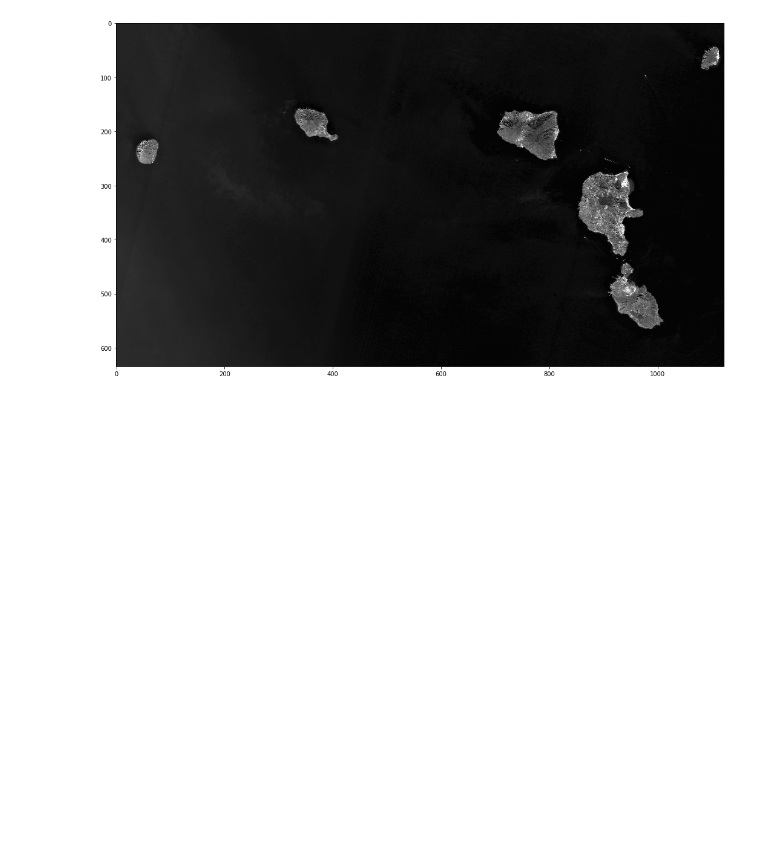
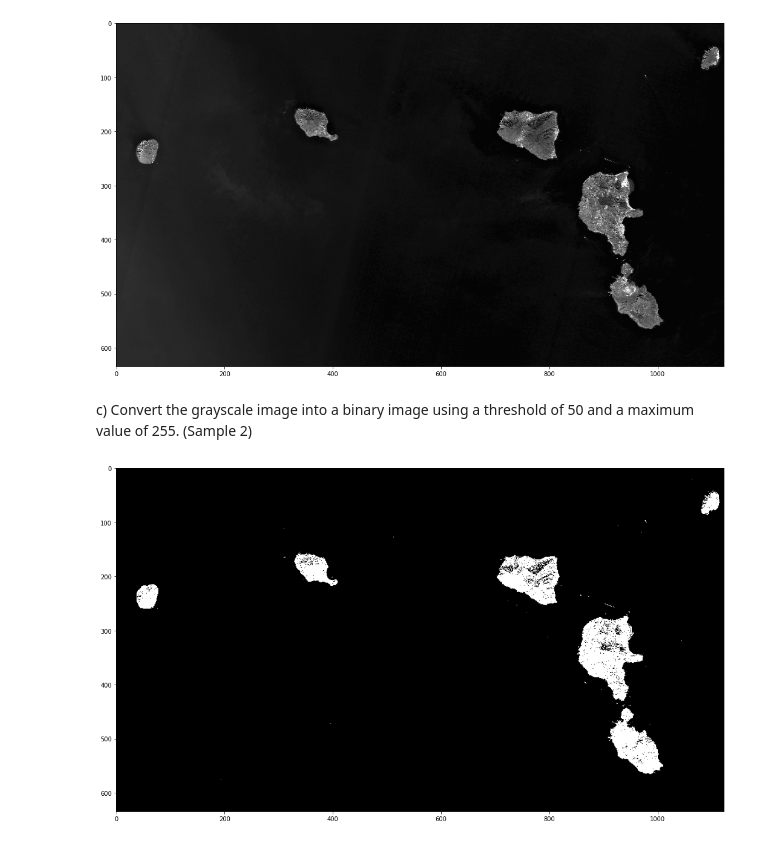
Before and after one commit to Grimm33/IPCV_Practical-2, a Jupyter notebook: Q3.ipynb, the cells around one changed output. Saved outputs shown, nothing was run; the diff lists cells and outputs as text; code cells hidden in the pictures; blank space fills up the shorter version.

```diff
--- a/Q3.ipynb
+++ b/Q3.ipynb
@@ -43,3 +43,13 @@ plt.imshow(grey, cmap='gray')
 plt.show()
 # %% [output]
 [figure]
+# %% [markdown]
+c) Convert the grayscale image into a binary image using a threshold of 50 and a maximum value of 255. (Sample 2)
+# %%
+_, binary = cv2.threshold(grey, 50, 255, cv2.THRESH_BINARY)
+
+plt.figure(figsize=(18, 18))
+plt.imshow(binary, cmap='gray')
+plt.show()
+# %% [output]
+[figure, added]
```
